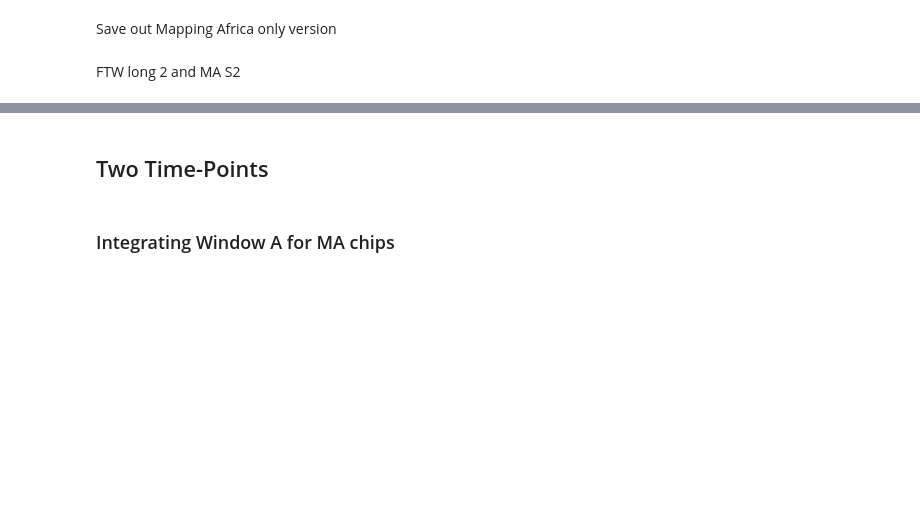
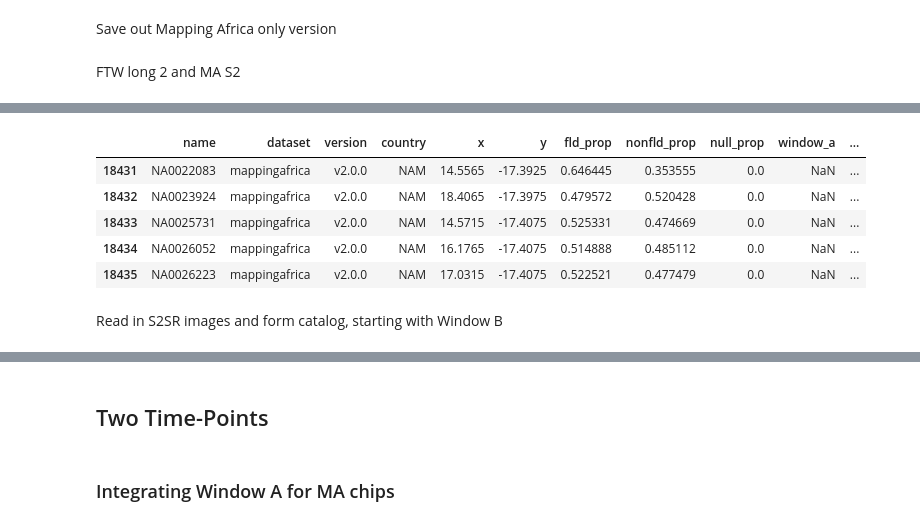
Before and after one commit to agroimpacts/ftw-mappingafrica-integration, a Jupyter notebook: notebooks/setup-experiments.ipynb, the cells around one changed output, grey strips where cells are left out. Cells and saved outputs as stored; diff of their text form; code cells hidden in the pictures; blank space fills up the shorter version.

```diff
--- a/notebooks/setup-experiments.ipynb
+++ b/notebooks/setup-experiments.ipynb
@@ -438,0 +445,19 @@ catalog_long.to_csv(
+# %%
+ma_catalog = pd.read_csv("../data/mappingafrica-catalog.csv")
+ma_catalog["year"] = ma_catalog["window_b"].apply(
+    lambda x:
+    re.sub(".tif", "", os.path.basename(x).split("_")[1]).split("-")[0]
+)
+
+# set Nambia country value to NAM, to avoid NA issues
+ma_catalog.loc[ma_catalog.country.isna(), "country"] = "NAM"
+ma_catalog.query("country == 'NAM'").head()
+# %% [output]
+|  | name | dataset | version | country | x | y | fld_prop | nonfld_prop | null_prop | window_a | ... |
+| 18431 | NA0022083 | mappingafrica | v2.0.0 | NAM | 14.5565 | -17.3925 | 0.646445 | 0.353555 | 0.0 | NaN | ... |
+| 18432 | NA0023924 | mappingafrica | v2.0.0 | NAM | 18.4065 | -17.3975 | 0.479572 | 0.520428 | 0.0 | NaN | ... |
+| 18433 | NA0025731 | mappingafrica | v2.0.0 | NAM | 14.5715 | -17.4075 | 0.525331 | 0.474669 | 0.0 | NaN | ... |
+| 18434 | NA0026052 | mappingafrica | v2.0.0 | NAM | 16.1765 | -17.4075 | 0.514888 | 0.485112 | 0.0 | NaN | ... |
+| 18435 | NA0026223 | mappingafrica | v2.0.0 | NAM | 17.0315 | -17.4075 | 0.522521 | 0.477479 | 0.0 | NaN | ... |
+# %% [markdown]
+Read in S2SR images and form catalog, starting with Window B
```
Also changed, not shown: parts of 22 cells of this notebook, 2 other files.
